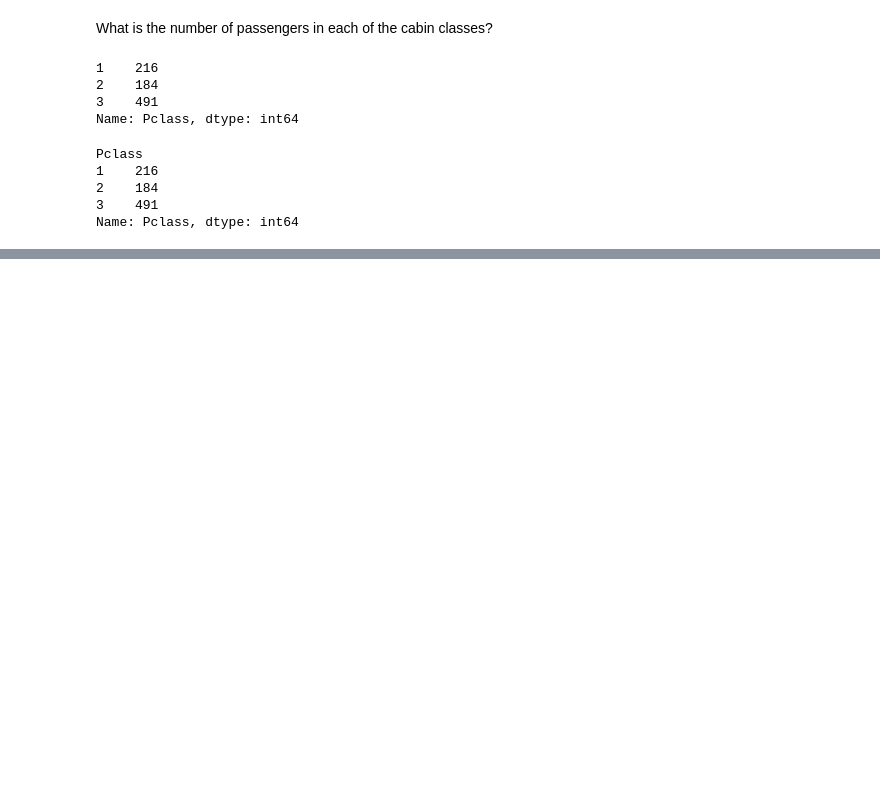
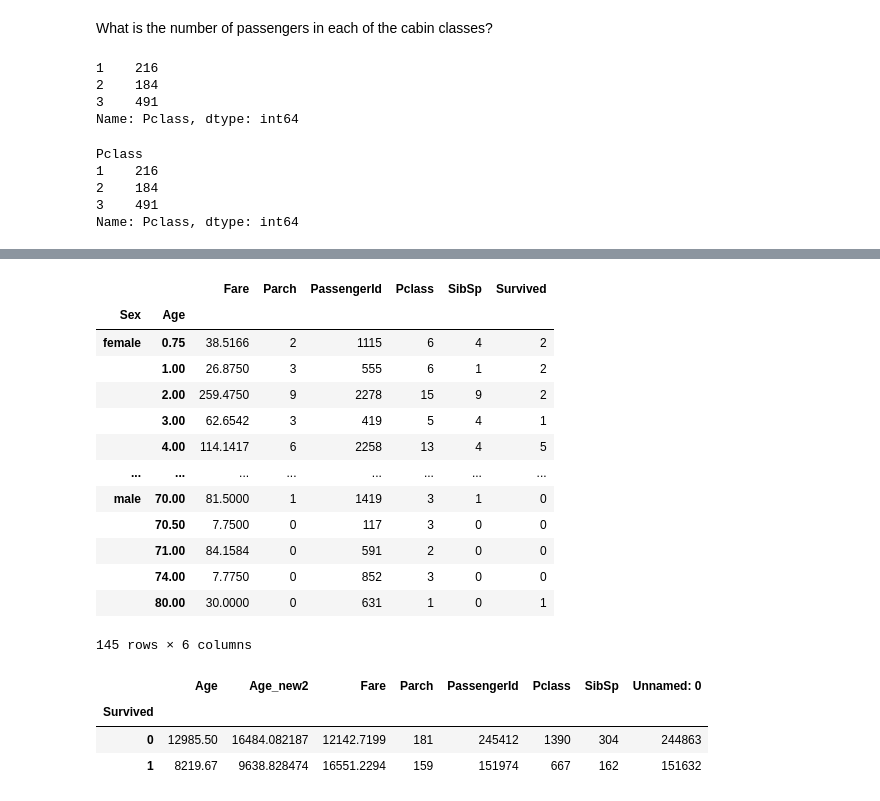
Before and after one commit to YousraMashkoor/DataAnalysis-using-Python, a Jupyter notebook: DA2_chapter1.ipynb, the cells around one changed output, grey strips where cells are left out. Cells and saved outputs as stored; diff of their text form; code cells hidden in the pictures; blank space fills up the shorter version.

```diff
--- a/DA2_chapter1.ipynb
+++ b/DA2_chapter1.ipynb
@@ -884,0 +1052,24 @@ data.groupby(["Sex", "Pclass"])["Fare"].mean()
+# %%
+pd.pivot_table(data, index = ["Sex","Age"], aggfunc=np.sum)
+# %% [output]
+|  |  | Fare | Parch | PassengerId | Pclass | SibSp | Survived |
+| Sex | Age |  |  |  |  |  |  |
+| female | 0.75 | 38.5166 | 2 | 1115 | 6 | 4 | 2 |
+|  | 1.00 | 26.8750 | 3 | 555 | 6 | 1 | 2 |
+|  | 2.00 | 259.4750 | 9 | 2278 | 15 | 9 | 2 |
+|  | 3.00 | 62.6542 | 3 | 419 | 5 | 4 | 1 |
+|  | 4.00 | 114.1417 | 6 | 2258 | 13 | 4 | 5 |
+| ... | ... | ... | ... | ... | ... | ... | ... |
+| male | 70.00 | 81.5000 | 1 | 1419 | 3 | 1 | 0 |
+|  | 70.50 | 7.7500 | 0 | 117 | 3 | 0 | 0 |
+|  | 71.00 | 84.1584 | 0 | 591 | 2 | 0 | 0 |
+|  | 74.00 | 7.7750 | 0 | 852 | 3 | 0 | 0 |
+|  | 80.00 | 30.0000 | 0 | 631 | 1 | 0 | 1 |
+145 rows × 6 columns
+# %%
+pd.pivot_table(data, index = ["Survived"], aggfunc=np.sum)
+# %% [output]
+|  | Age | Age_new2 | Fare | Parch | PassengerId | Pclass | SibSp | Unnamed: 0 |
+| Survived |  |  |  |  |  |  |  |  |
+| 0 | 12985.50 | 16484.082187 | 12142.7199 | 181 | 245412 | 1390 | 304 | 244863 |
+| 1 | 8219.67 | 9638.828474 | 16551.2294 | 159 | 151974 | 667 | 162 | 151632 |
```
Also changed, not shown: parts of 47 cells of this notebook.
